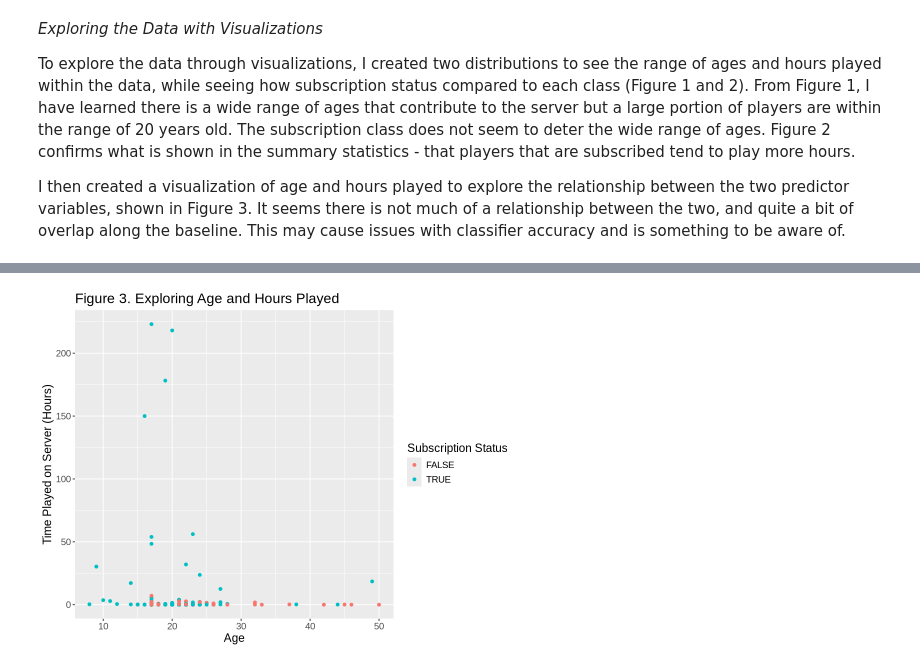
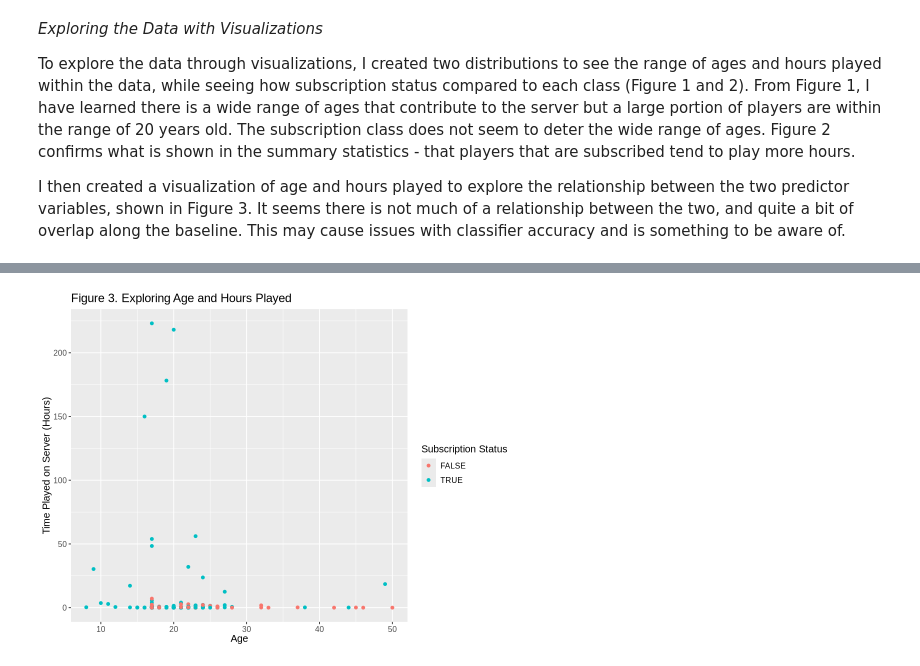
Before and after one commit to ch3lsmac/dsci-100-2025s1, a Jupyter notebook: Project.ipynb, the cells around one changed output, grey strips where cells are left out. Saved outputs shown, nothing was run; the diff lists cells and outputs as text; code cells hidden in the pictures.

```diff
--- a/Project.ipynb
+++ b/Project.ipynb
@@ -181,16 +166,16 @@ hours_plot
 # %%
 options(repr.plot.height = 6, repr.plot.width = 8)
 
 players_viz <- ggplot(players_tidy, aes(x = Age, y = played_hours, colour = subscribe)) +
     geom_point() +
     labs(x = "Age",
          y = "Time Played on Server (Hours)",
          colour = "Subscription Status",
          title = "Figure 3. Exploring Age and Hours Played") +
-    theme(text = element_text(size = 14))
+    theme(text = element_text(size = 12))
 players_viz
 # %% [output]
-[figure, old version]
+[figure, new version]
 # %% [markdown]
 *Performing the Data Analysis*
 
```
Also changed, not shown: parts of 21 cells of this notebook.
